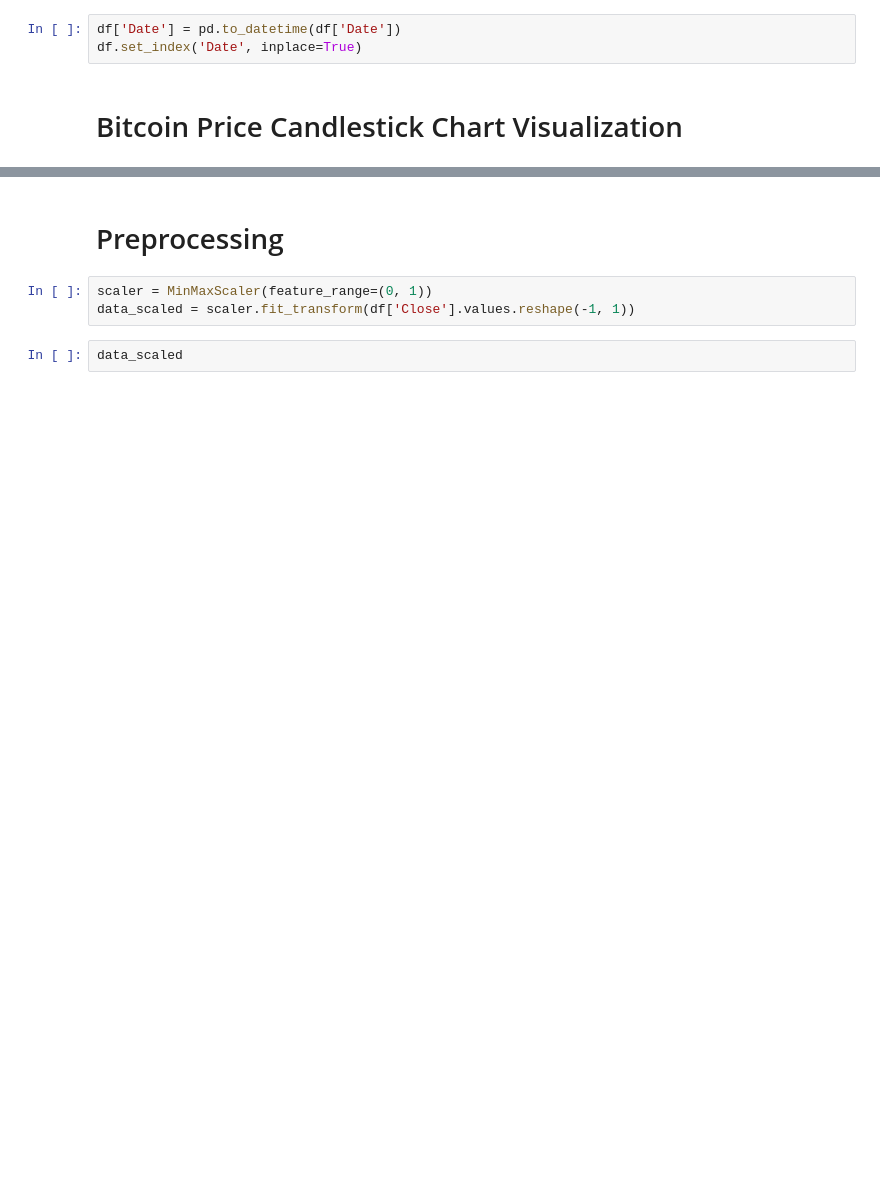
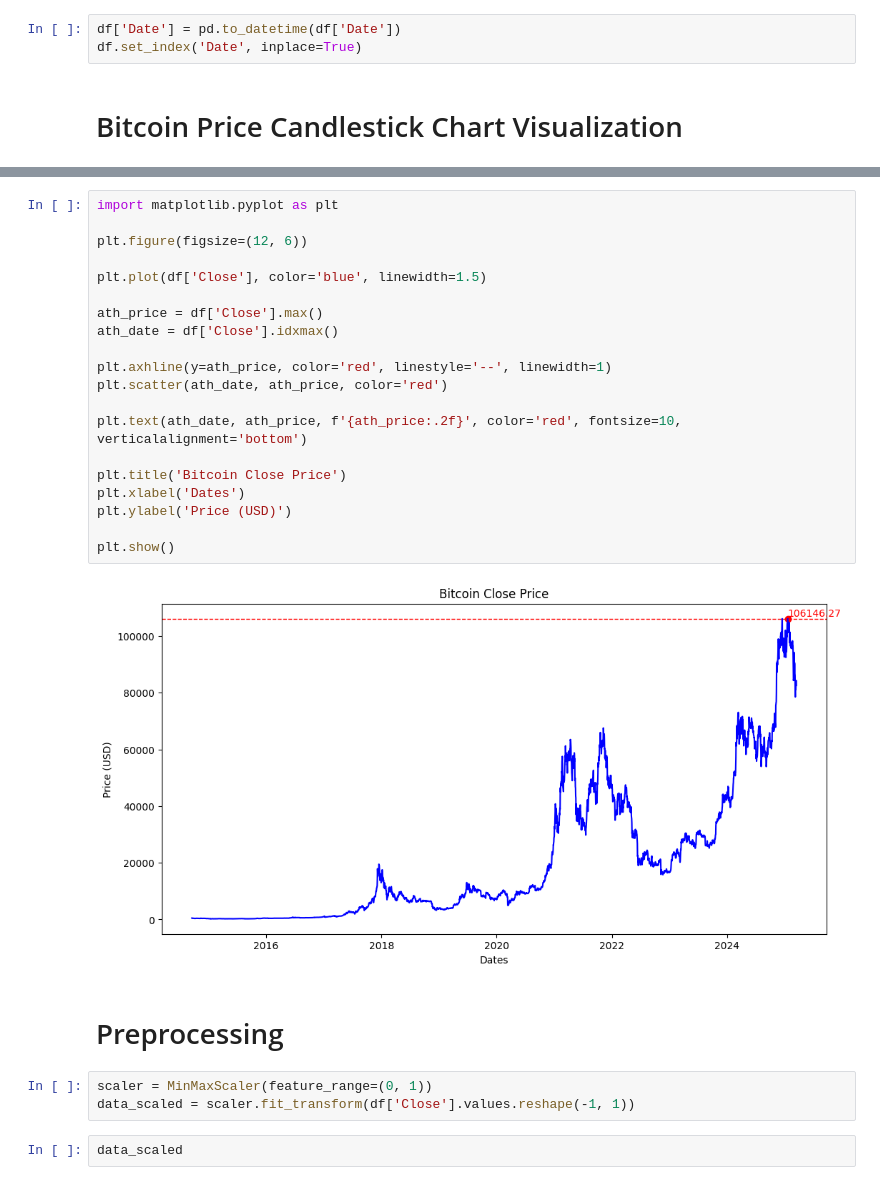
Before and after one commit to JosuaLimbu/futurebtc-lstm, a Jupyter notebook: Bitcoin_Price_Prediction.ipynb, the cells around one changed output, grey strips where cells are left out. Drawn from its saved outputs; the diff is of its cells as text; blank space fills up the shorter version.

```diff
--- a/Bitcoin_Price_Prediction.ipynb
+++ b/Bitcoin_Price_Prediction.ipynb
@@ -89,6 +87,28 @@ fig.update_layout(
 fig.show()
 # %% [output]
 [interactive output not drawn]
+# %%
+import matplotlib.pyplot as plt
+
+plt.figure(figsize=(12, 6))
+
+plt.plot(df['Close'], color='blue', linewidth=1.5)
+
+ath_price = df['Close'].max()
+ath_date = df['Close'].idxmax()
+
+plt.axhline(y=ath_price, color='red', linestyle='--', linewidth=1)
+plt.scatter(ath_date, ath_price, color='red')
+
+plt.text(ath_date, ath_price, f'{ath_price:.2f}', color='red', fontsize=10, verticalalignment='bottom')
+
+plt.title('Bitcoin Close Price')
+plt.xlabel('Dates')
+plt.ylabel('Price (USD)')
+
+plt.show()
+# %% [output]
+[figure, added]
 # %% [markdown]
 # Preprocessing
 # %%
```
Also changed, not shown: parts of 12 cells of this notebook, 2 other files.
